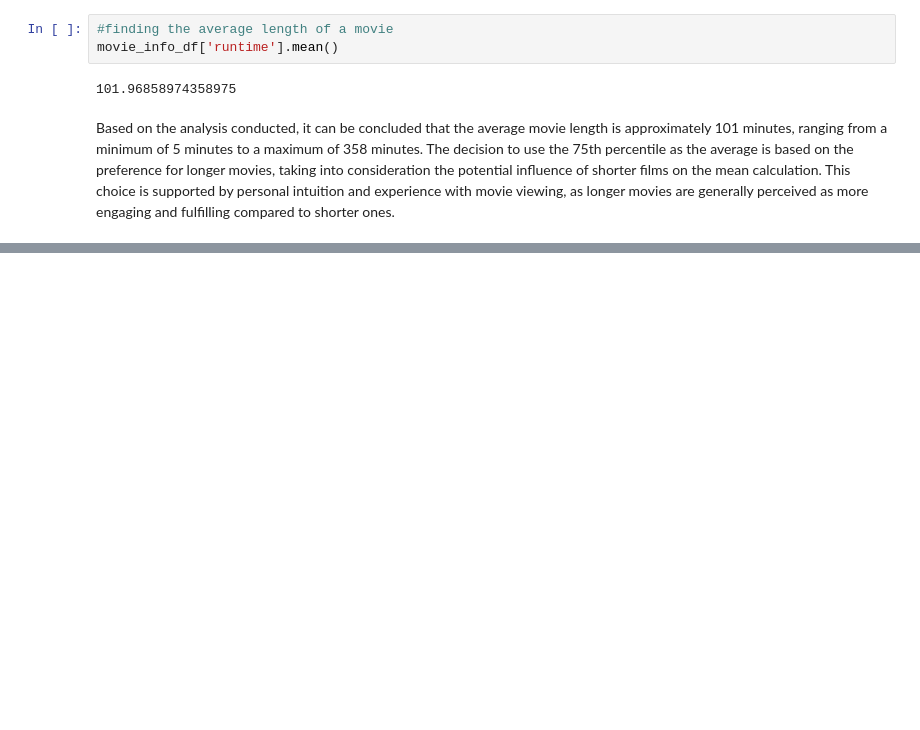
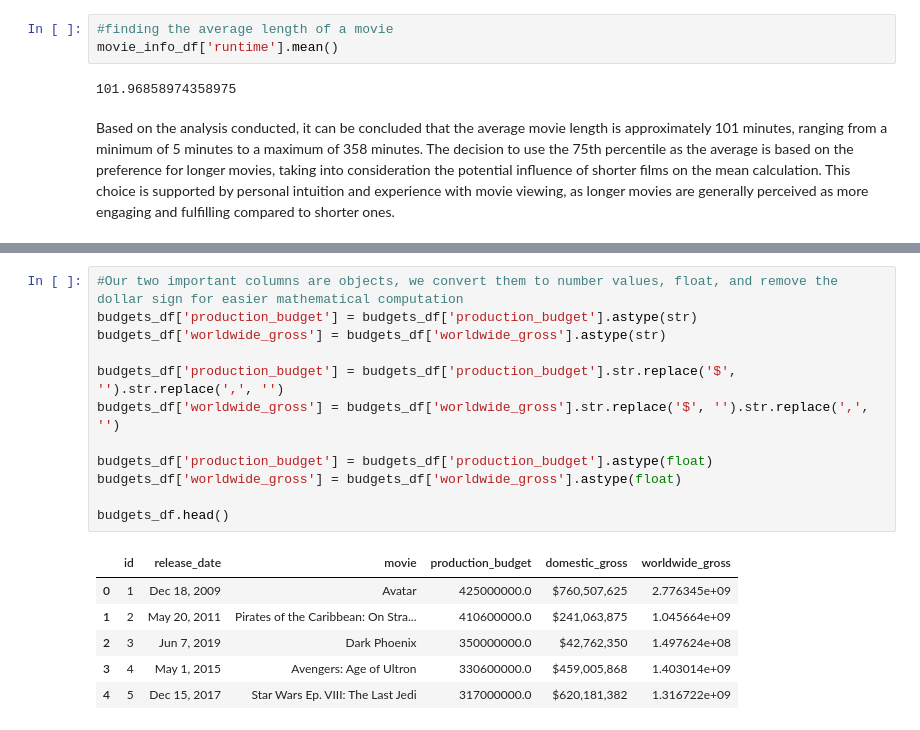
Before and after one commit to martin-ngugi/Microsoft_movie_review, a Jupyter notebook: Movie.ipynb, the cells around one changed output, grey strips where cells are left out. Cells and saved outputs as stored; diff of their text form; blank space fills up the shorter version.

```diff
--- a/Movie.ipynb
+++ b/Movie.ipynb
@@ -302,0 +337,19 @@ Based on the analysis conducted, it can be concluded that the average movie leng
+# %%
+#Our two important columns are objects, we convert them to number values, float, and remove the dollar sign for easier mathematical computation
+budgets_df['production_budget'] = budgets_df['production_budget'].astype(str)
+budgets_df['worldwide_gross'] = budgets_df['worldwide_gross'].astype(str)
+
+budgets_df['production_budget'] = budgets_df['production_budget'].str.replace('$', '').str.replace(',', '')
+budgets_df['worldwide_gross'] = budgets_df['worldwide_gross'].str.replace('$', '').str.replace(',', '')
+
+budgets_df['production_budget'] = budgets_df['production_budget'].astype(float)
+budgets_df['worldwide_gross'] = budgets_df['worldwide_gross'].astype(float)
+
+budgets_df.head()
+# %% [output]
+|  | id | release_date | movie | production_budget | domestic_gross | worldwide_gross |
+| 0 | 1 | Dec 18, 2009 | Avatar | 425000000.0 | $760,507,625 | 2.776345e+09 |
+| 1 | 2 | May 20, 2011 | Pirates of the Caribbean: On Stra... | 410600000.0 | $241,063,875 | 1.045664e+09 |
+| 2 | 3 | Jun 7, 2019 | Dark Phoenix | 350000000.0 | $42,762,350 | 1.497624e+08 |
+| 3 | 4 | May 1, 2015 | Avengers: Age of Ultron | 330600000.0 | $459,005,868 | 1.403014e+09 |
+| 4 | 5 | Dec 15, 2017 | Star Wars Ep. VIII: The Last Jedi | 317000000.0 | $620,181,382 | 1.316722e+09 |
```
Also changed, not shown: parts of 7 cells of this notebook.
